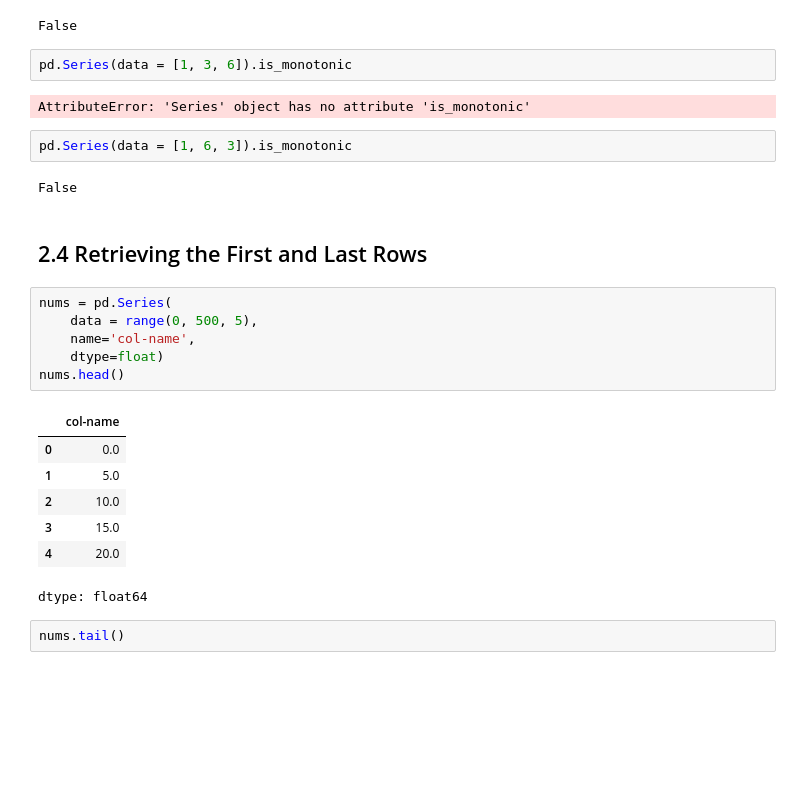
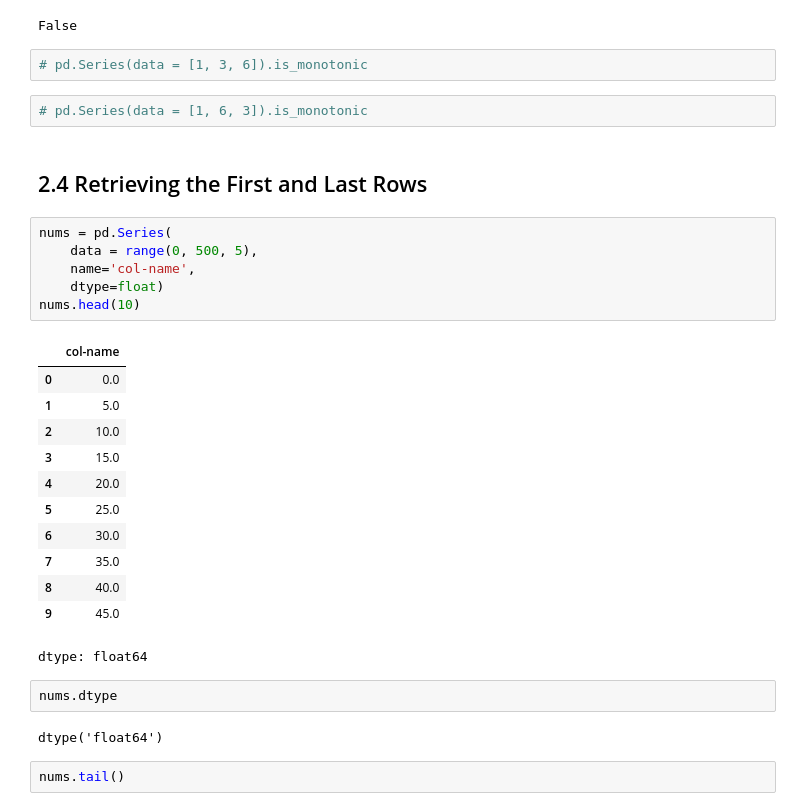
Before and after one commit to MinyaevAndrey/pandas-in-action, a Jupyter notebook: chapter_02_the_series_object/chapter_02_the_series_object.ipynb, the cells around one changed output. Saved outputs shown, nothing was run; the diff lists cells and outputs as text; blank space fills up the shorter version.

```diff
--- a/chapter_02_the_series_object/chapter_02_the_series_object.ipynb
+++ b/chapter_02_the_series_object/chapter_02_the_series_object.ipynb
@@ -261,29 +261,34 @@ pd.Series(data = [3, 3]).is_unique
 # %% [output]
 False
 # %%
-pd.Series(data = [1, 3, 6]).is_monotonic
+# pd.Series(data = [1, 3, 6]).is_monotonic
-# %% [output]
-AttributeError: 'Series' object has no attribute 'is_monotonic'
 # %%
-pd.Series(data = [1, 6, 3]).is_monotonic
+# pd.Series(data = [1, 6, 3]).is_monotonic
-# %% [output]
-False
 # %% [markdown]
 ## 2.4 Retrieving the First and Last Rows
 # %%
 nums = pd.Series(
     data = range(0, 500, 5),
     name='col-name',
     dtype=float)
-nums.head()
+nums.head(10)
 # %% [output]
 |  | col-name |
 | 0 | 0.0 |
 | 1 | 5.0 |
 | 2 | 10.0 |
 | 3 | 15.0 |
 | 4 | 20.0 |
+| 5 | 25.0 |
+| 6 | 30.0 |
+| 7 | 35.0 |
+| 8 | 40.0 |
+| 9 | 45.0 |
 dtype: float64
+# %%
+nums.dtype
+# %% [output]
+dtype('float64')
 # %%
 nums.tail()
 # %% [output]
```
Also changed, not shown: parts of 19 cells of this notebook.
